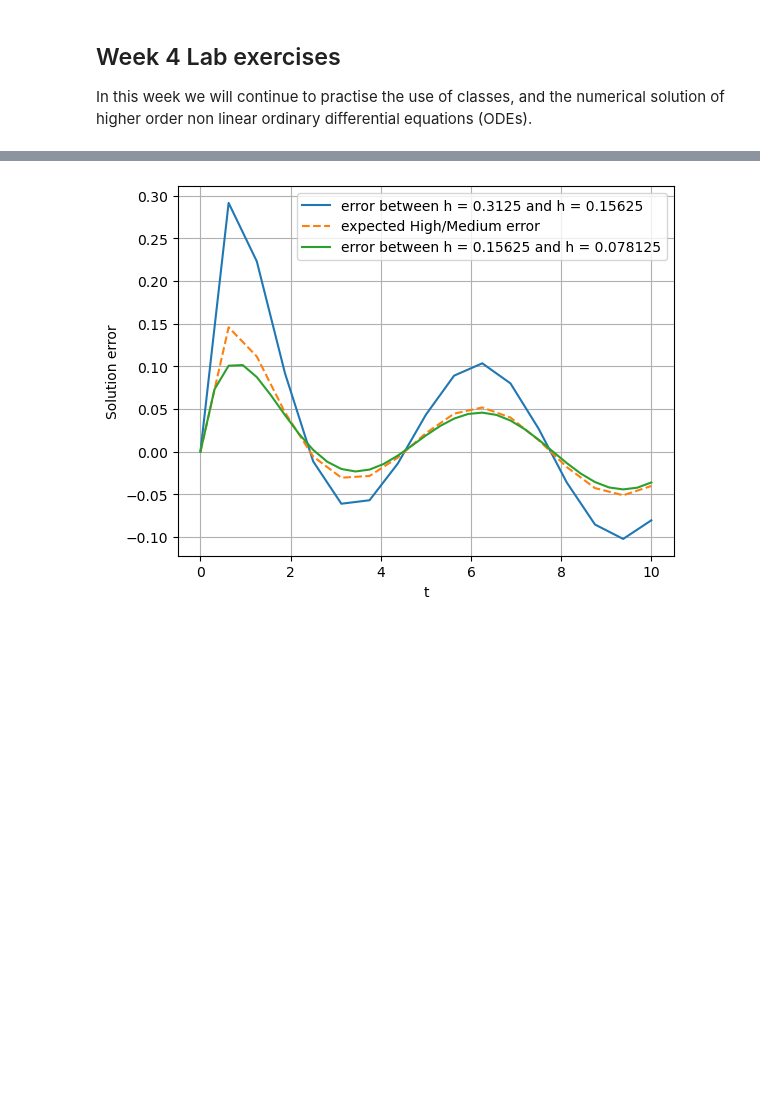
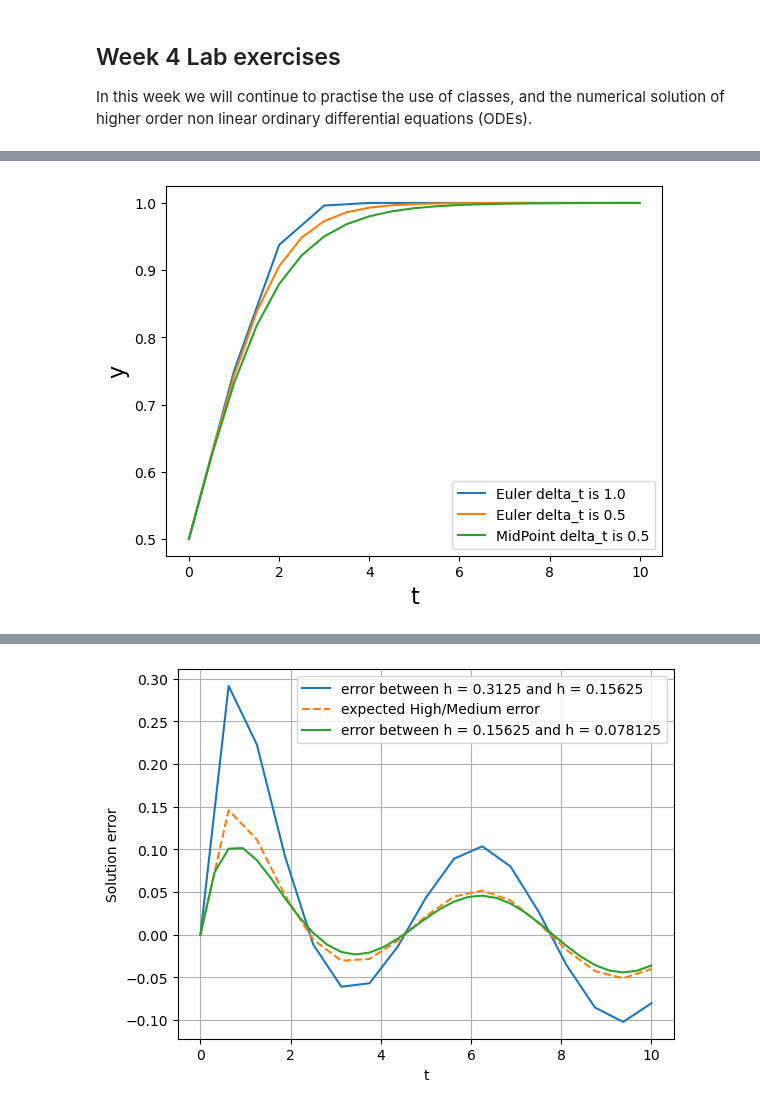
Before and after one commit to trung-vt/TopicsInSciComp, a Jupyter notebook: Working Notebooks/Week4_LabExercises_Solutions.ipynb, the cells around one changed output, grey strips where cells are left out. Cells and saved outputs as stored; diff of their text form; code cells hidden in the pictures; blank space fills up the shorter version.

Commit message:
Week 4 lab - try to understand ExplicitIntegrator

```diff
--- a/Working Notebooks/Week4_LabExercises_Solutions.ipynb
+++ b/Working Notebooks/Week4_LabExercises_Solutions.ipynb
@@ -204,0 +251,49 @@ logistic_integrator.plot_solution()
+# %%
+
+# How to use the class - example for the logistic equation
+
+# Note that the function has to take t as the first argument and y as the second
+def calculate_logistic_dydt(t, y):
+    """Returns the gradient dy/dt for the logistic equation"""
+    dydt = y*(1 - y)
+    return dydt
+
+max_time = 10.0
+N_time_steps = 10
+
+# Define an object of the class
+logistic_integrator = ExplicitIntegrator(
+    dydt         = calculate_logistic_dydt,
+    max_time     = max_time,
+    N_time_steps = N_time_steps,
+    method       = "Euler"
+)
+
+# Find and plot the solution
+y0 = np.array([0.5])
+logistic_integrator.calculate_solution(y0)
+logistic_integrator.plot_solution()
+# y_solution_1_with_N_equal_10 = logistic_integrator.y_solution
+# print(logistic_integrator.y_solution)
+
+# Update the number of steps and plot again
+logistic_integrator.N_time_steps = 20 # Note how this changes the other attributes above
+logistic_integrator.calculate_solution(y0)
+logistic_integrator.plot_solution()
+# print(logistic_integrator.y_solution)
+
+# Change the method
+logistic_integrator.method = "MidPoint"
+logistic_integrator.calculate_solution(y0)
+logistic_integrator.plot_solution()
+# print(logistic_integrator.y_solution)
+
+
+# Call the method directly
+logistic_integrator.integrate_using_midpoint(
+    dydt_function=None, y0=y0
+)
+# logistic_integrator.plot_solution()
+# print(logistic_integrator.y_solution)
+# %% [output]
+[figure, added]
```
Also changed, not shown: parts of 18 cells of this notebook.
